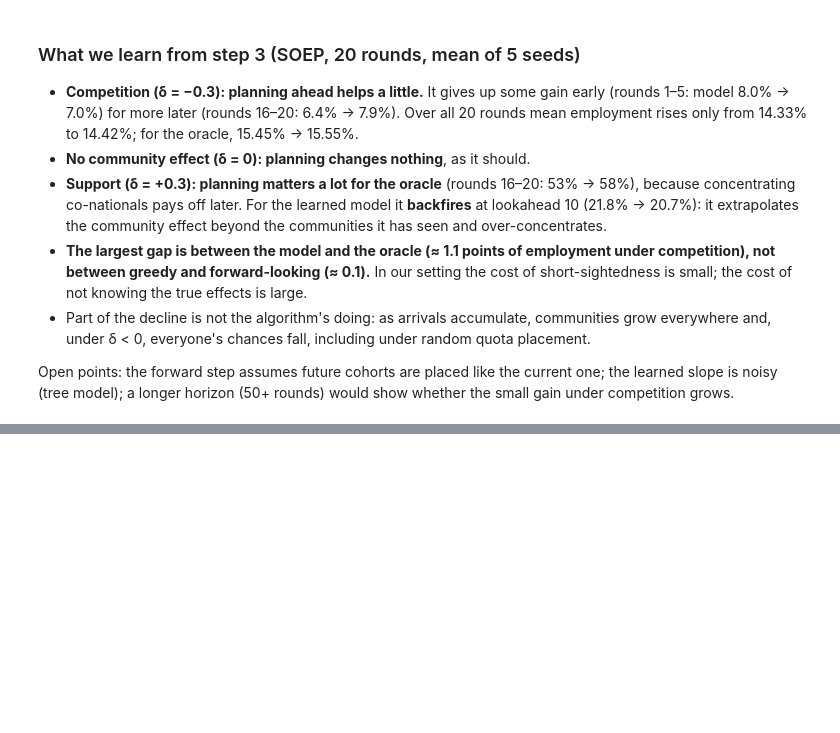
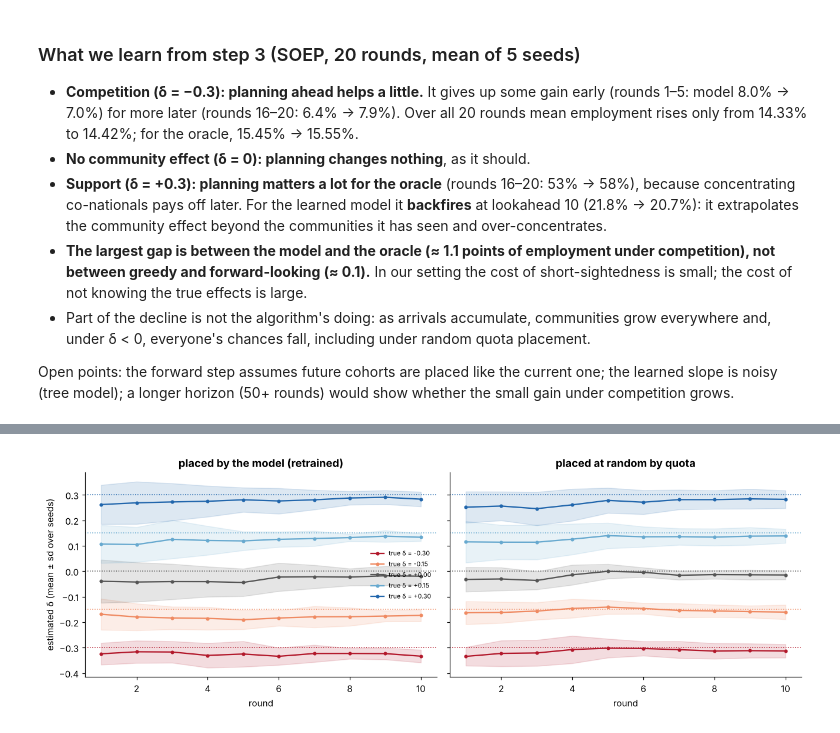
Before and after one commit to sofiykamanko/refugee_locating, a Jupyter notebook: notebooks/ws_a_community_model.ipynb, the cells around one changed output, grey strips where cells are left out. Cells and saved outputs as stored; diff of their text form; code cells hidden in the pictures; blank space fills up the shorter version.

```diff
--- a/notebooks/ws_a_community_model.ipynb
+++ b/notebooks/ws_a_community_model.ipynb
@@ -253,0 +259,19 @@ Open points: the forward step assumes future cohorts are placed like the current
+# %%
+ld = load_results("../results/learning_delta")
+fig, axes = plt.subplots(1, 2, figsize=(12, 4.2), sharey=True)
+for ax, planner in zip(axes, ["model", "random"]):
+    sub = ld[(ld["planner"] == planner) & (ld["policy"] == "every_round")]
+    for d, c in zip([-0.3, -0.15, 0.0, 0.15, 0.3], ["#B2182B", "#EF8A62", "#555555", "#67A9CF", "#2166AC"]):
+        g = sub[sub["delta"] == d].groupby("round")["delta_hat"].agg(["mean", "std"])
+        ax.plot(g.index, g["mean"], "o-", ms=3, color=c, label=f"true δ = {d:+.2f}")
+        ax.fill_between(g.index, g["mean"] - g["std"], g["mean"] + g["std"], color=c, alpha=0.15)
+        ax.axhline(d, color=c, ls=":", lw=1)
+    ax.set_title("placed by the model (retrained)" if planner == "model" else "placed at random by quota", fontweight="bold")
+    ax.set_xlabel("round")
+axes[0].set_ylabel("estimated δ (mean ± sd over seeds)")
+axes[0].legend(fontsize=7, frameon=False)
+plt.tight_layout()
+plt.savefig("../results/figures/ws_a_learning_delta.png", dpi=150, bbox_inches="tight")
+plt.show()
+# %% [output]
+[figure, added]
```
Also changed, not shown: parts of 2 cells of this notebook, 7 other files.
